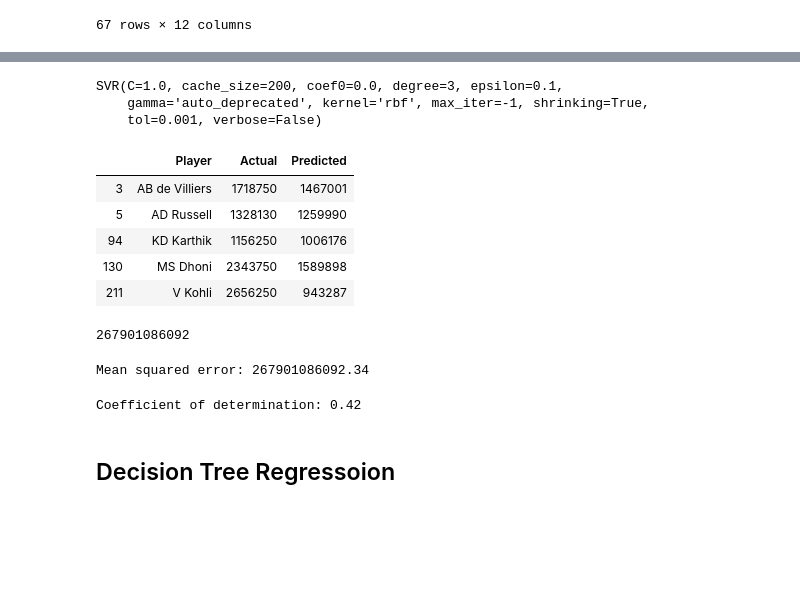
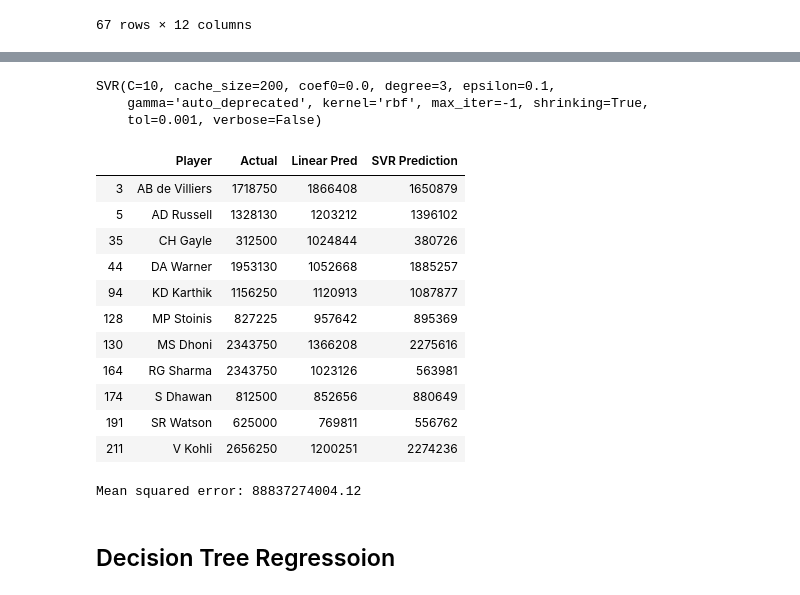
Before and after one commit to rajeev97/IPLAuctionInsights, a Jupyter notebook: battingPricePrediction.ipynb, the cells around one changed output, grey strips where cells are left out. Cells and saved outputs as stored; diff of their text form; code cells hidden in the pictures; blank space fills up the shorter version.

Commit message:
Prakash batting prediction

```diff
--- a/battingPricePrediction.ipynb
+++ b/battingPricePrediction.ipynb
@@ -103,27 +193,34 @@ from sklearn.svm import SVR
-# %%
-regressor = SVR(kernel='rbf')
-regressor.fit(x,y)
-# %% [output]
-SVR(C=1.0, cache_size=200, coef0=0.0, degree=3, epsilon=0.1,
-    gamma='auto_deprecated', kernel='rbf', max_iter=-1, shrinking=True,
-    tol=0.001, verbose=False)
+# %%
+# fit the model
+svr_mdl.fit(x, y)
+# %% [output]
+SVR(C=10, cache_size=200, coef0=0.0, degree=3, epsilon=0.1,
+    gamma='auto_deprecated', kernel='rbf', max_iter=-1, shrinking=True,
+    tol=0.001, verbose=False)
 # %%
-y_pred = sc_y.inverse_transform(regressor.predict(x))
+y_pred_svr = sc_y.inverse_transform(svr_mdl.predict(x))
 # %%
-player_list = ['AB de Villiers','MS Dhoni','AD Russell', 'V Kohli', 'KD Karthik','Washington Sundar','JJ Bumrah']
+#player_list = ['AB de Villiers','MS Dhoni','AD Russell', 'V Kohli', 'KD Karthik','Washington Sundar','JJ Bumrah']
 # %%
-pd.set_option('display.max_rows', None)
-df = pd.DataFrame({'Player':data.Player,'Actual': data.Salary, 'Predicted': y_pred})
-df['Actual'] = df['Actual'].astype(int)
-df['Predicted'] = df['Predicted'].astype(int)
+#pd.set_option('display.max_rows', None)
+#df = pd.DataFrame({'Player':data.Player,'Actual': data.Salary, 'Predicted': y_pred})
+#df['Actual'] = df['Actual'].astype(int)
+df['SVR Prediction'] = y_pred_svr
+df['SVR Prediction'] = df['SVR Prediction'].astype(int)
 #display(df)
 display(df[df.Player.isin(player_list)])
 # %% [output]
-|  | Player | Actual | Predicted |
-| 3 | AB de Villiers | 1718750 | 1467001 |
-| 5 | AD Russell | 1328130 | 1259990 |
-| 94 | KD Karthik | 1156250 | 1006176 |
-| 130 | MS Dhoni | 2343750 | 1589898 |
-| 211 | V Kohli | 2656250 | 943287 |
+|  | Player | Actual | Linear Pred | SVR Prediction |
+| 3 | AB de Villiers | 1718750 | 1866408 | 1650879 |
+| 5 | AD Russell | 1328130 | 1203212 | 1396102 |
+| 35 | CH Gayle | 312500 | 1024844 | 380726 |
+| 44 | DA Warner | 1953130 | 1052668 | 1885257 |
+| 94 | KD Karthik | 1156250 | 1120913 | 1087877 |
+| 128 | MP Stoinis | 827225 | 957642 | 895369 |
+| 130 | MS Dhoni | 2343750 | 1366208 | 2275616 |
+| 164 | RG Sharma | 2343750 | 1023126 | 563981 |
+| 174 | S Dhawan | 812500 | 852656 | 880649 |
+| 191 | SR Watson | 625000 | 769811 | 556762 |
+| 211 | V Kohli | 2656250 | 1200251 | 2274236 |
 # %%
 from sklearn.metrics import mean_squared_error
@@ -130,16 +228,7 @@ from sklearn.metrics import mean_squared_error
-# %%
-# Calculation of Mean Squared Error (MSE)
-int(mean_squared_error(data.Salary,y_pred))
-# %% [output]
-267901086092
 # %%
-print("Mean squared error: %.2f" % mean_squared_error(data.Salary, y_pred))
+print("Mean squared error: %.2f" % mean_squared_error(data.Salary, y_pred_svr))
 # %% [output]
-Mean squared error: 267901086092.34
+Mean squared error: 88837274004.12
-# %%
-print("Coefficient of determination: %.2f" % r2_score(data.Salary, y_pred))
-# %% [output]
-Coefficient of determination: 0.42
 # %% [markdown]
 ## Decision Tree Regressoion
 # %%
```
Also changed, not shown: parts of 45 cells of this notebook, 1 other file.
